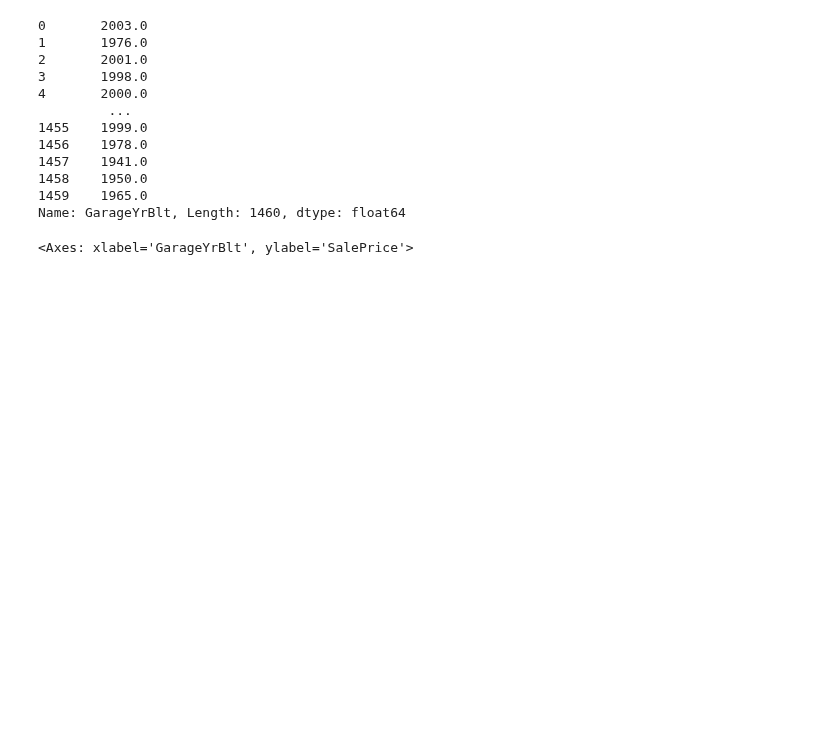
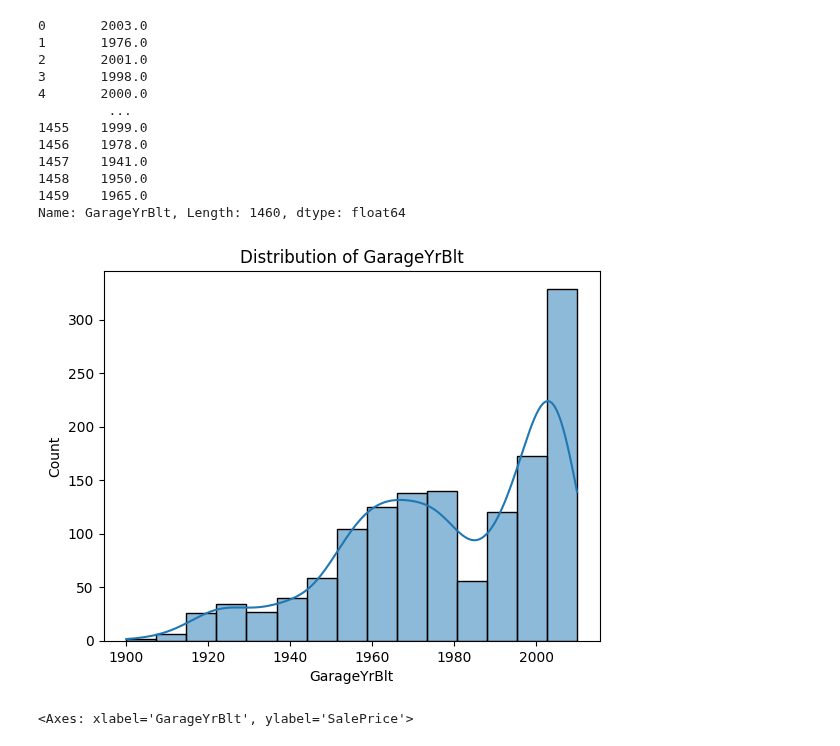
Before and after one commit to akhyear/house_price_prediction, a Jupyter notebook: train_code.ipynb, the cells around one changed output. Drawn from its saved outputs; the diff is of its cells as text; code cells hidden in the pictures; blank space fills up the shorter version.

```diff
--- a/train_code.ipynb
+++ b/train_code.ipynb
@@ -468,6 +477,12 @@ df['GarageYrBlt']
 1458    1950.0
 1459    1965.0
 Name: GarageYrBlt, Length: 1460, dtype: float64
+# %%
+sns.histplot(df['GarageYrBlt'], kde=True)
+plt.title('Distribution of GarageYrBlt')
+plt.show()
+# %% [output]
+[figure, added]
 # %%
 sns.scatterplot(data=df, x='GarageYrBlt', y='SalePrice')
 
```
Also changed, not shown: parts of 4 cells of this notebook.
